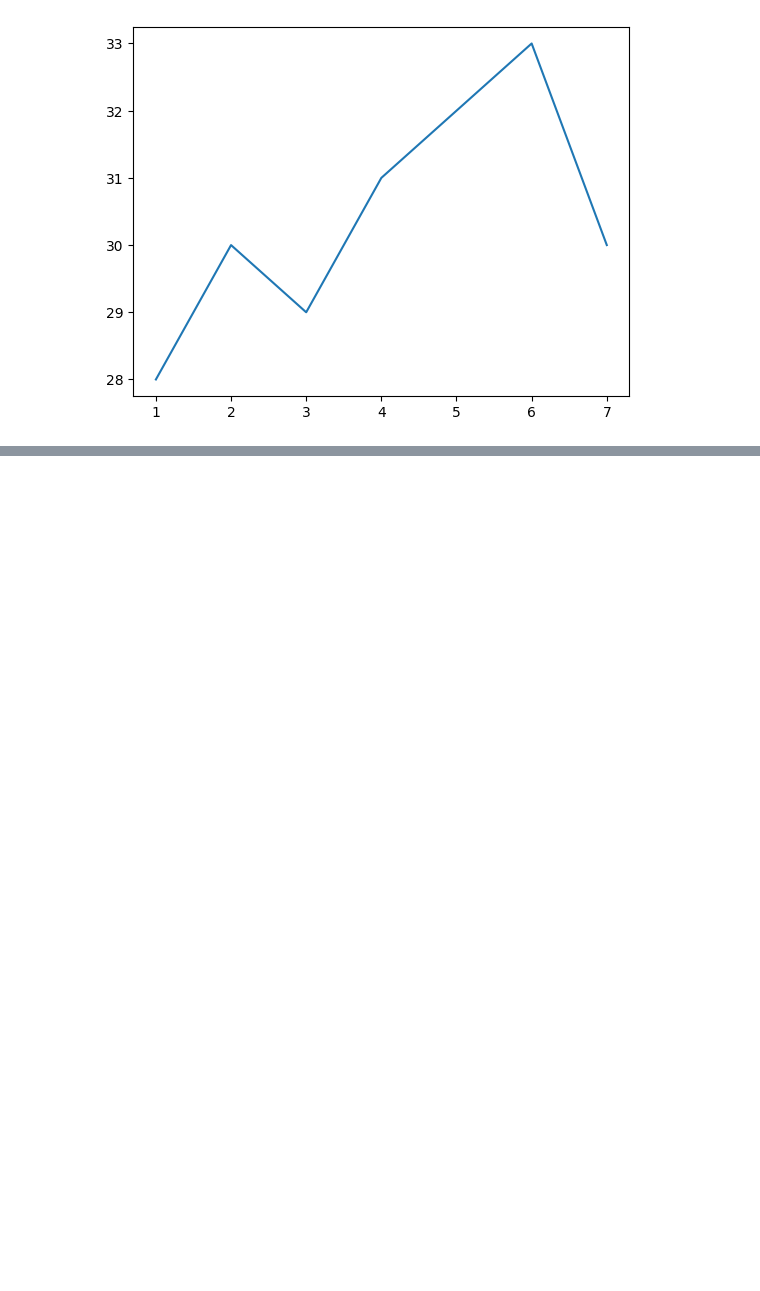
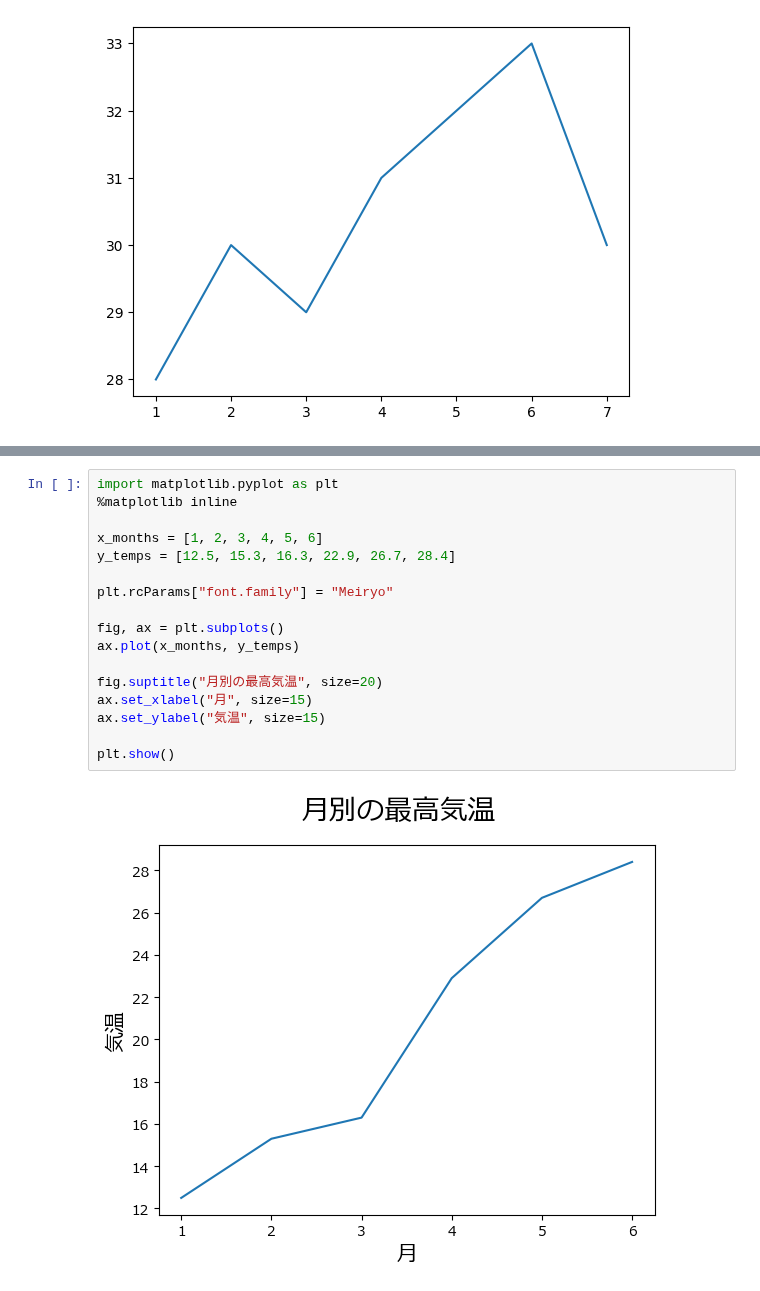
Before and after one commit to kjfarm1225/pyq_practice, a Jupyter notebook: 140_1_matplotlib_basic/140-1_matplotlib_basic.ipynb, the cells around one changed output, grey strips where cells are left out. Saved outputs shown, nothing was run; the diff lists cells and outputs as text; blank space fills up the shorter version.

```diff
--- a/140_1_matplotlib_basic/140-1_matplotlib_basic.ipynb
+++ b/140_1_matplotlib_basic/140-1_matplotlib_basic.ipynb
@@ -37,0 +57,19 @@ plt.show()
+# %%
+import matplotlib.pyplot as plt
+%matplotlib inline
+
+x_months = [1, 2, 3, 4, 5, 6]
+y_temps = [12.5, 15.3, 16.3, 22.9, 26.7, 28.4]
+
+plt.rcParams["font.family"] = "Meiryo"
+
+fig, ax = plt.subplots()
+ax.plot(x_months, y_temps)
+
+fig.suptitle("月別の最高気温", size=20)
+ax.set_xlabel("月", size=15)
+ax.set_ylabel("気温", size=15)
+
+plt.show()
+# %% [output]
+[figure, added]
```
Also changed, not shown: parts of 5 cells of this notebook.
